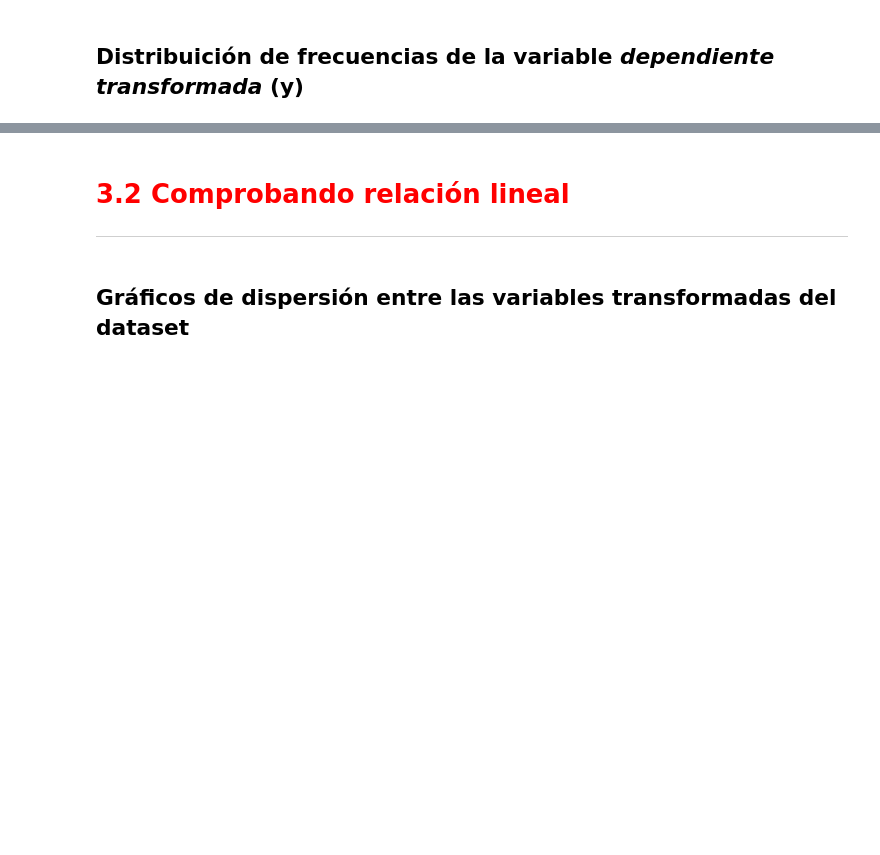
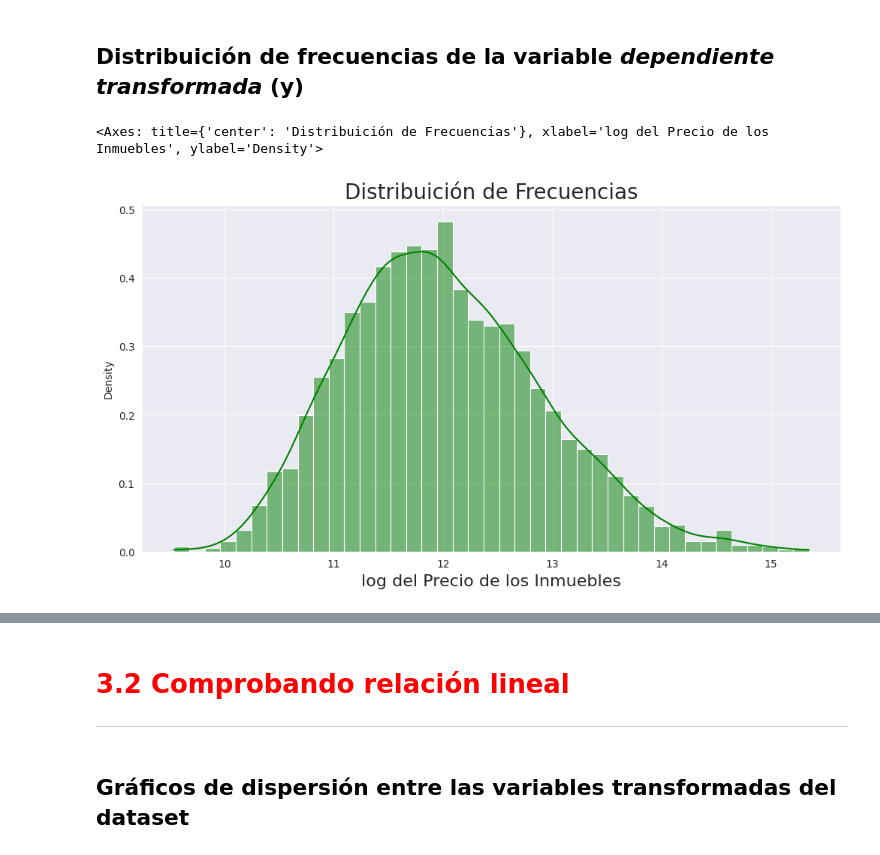
Before and after one commit to DanielRaiicHu/regresion_lineal_tecnicas_avanzadas, a Jupyter notebook: regresion_lineal_tecnicas_avanzadas.ipynb, the cells around one changed output, grey strips where cells are left out. Saved outputs shown, nothing was run; the diff lists cells and outputs as text; code cells hidden in the pictures; blank space fills up the shorter version.

```diff
--- a/regresion_lineal_tecnicas_avanzadas.ipynb
+++ b/regresion_lineal_tecnicas_avanzadas.ipynb
@@ -321,0 +328,10 @@ https://docs.scipy.org/doc/numpy-1.15.0/reference/generated/numpy.log.html
+# %%
+# Aplica la transformación logarítmica natural (np.log) a la variable 'Valor' y 'Area'
+# Esto ayuda a reducir la asimetría positiva y suavizar valores extremos
+# La variable Valor y Area no tiene valores mínimos iguales a 0, por lo que podemos hacer lo siguiente:
+datos['log_Valor'] = np.log(datos['Valor'])
+datos['log_Area'] = np.log(datos['Area'])
+# En 'Dist_Playa' y 'Dist_Farmacia' existen valores igual a 0, lo cual es incompatible con logaritmo
+# Se le debe cambiar la escala agregando + 1 a cada valor para evitar log(0), que es indefinido
+datos['log_Dist_Playa']=np.log(datos['Dist_Playa']+1)
+datos['log_Dist_Farmacia']=np.log(datos['Dist_Farmacia']+1)
@@ -322,8 +366,12 @@ https://docs.scipy.org/doc/numpy-1.15.0/reference/generated/numpy.log.html
 # %% [markdown]
 ## Distribuición de frecuencias de la variable *dependiente transformada* (y)
 # %%
-
+# Crea un histograma de la variable 'log_Valor' con curva de densidad (kde=True)
+ax = sns.histplot(datos['log_Valor'], kde=True, color='green', stat="density")
 ax.figure.set_size_inches(12, 6)
 ax.set_title('Distribuición de Frecuencias', fontsize=20)
 ax.set_xlabel('log del Precio de los Inmuebles', fontsize=16)
 ax
+# %% [output]
+<Axes: title={'center': 'Distribuición de Frecuencias'}, xlabel='log del Precio de los Inmuebles', ylabel='Density'>
+[figure, added]
```
Also changed, not shown: parts of 9 cells of this notebook.
